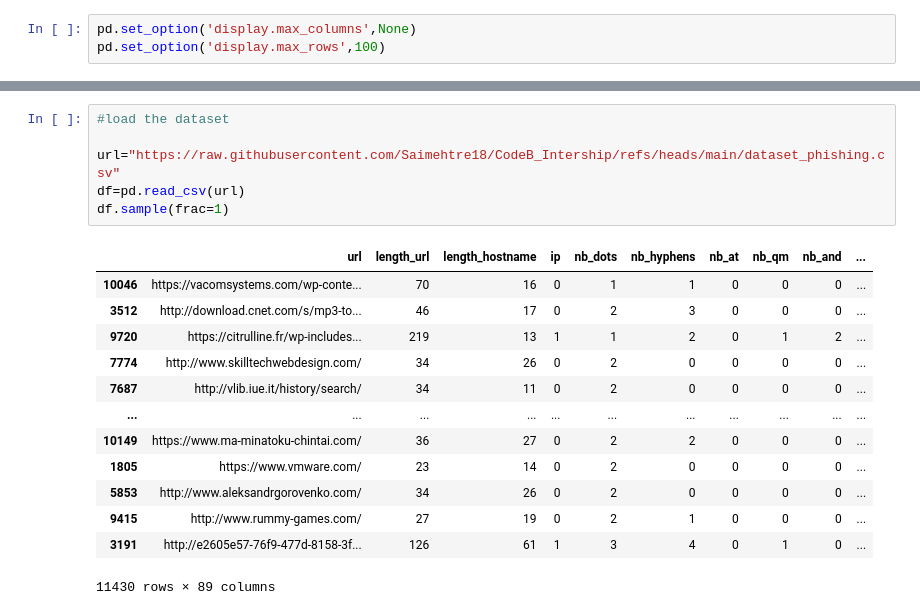
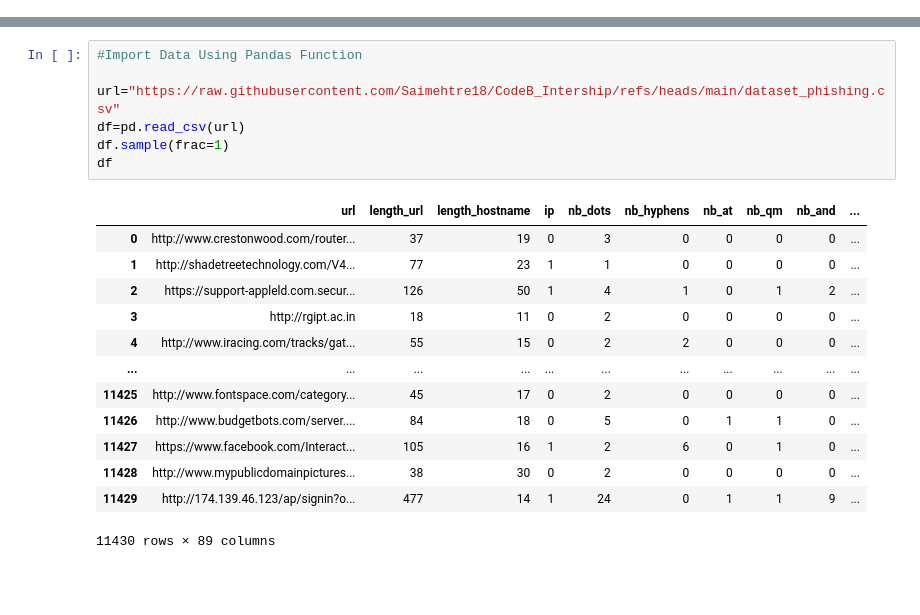
Before and after one commit to Saimehtre18/CodeB_Intership, a Jupyter notebook: model.ipynb, the cells around one changed output, grey strips where cells are left out. Saved outputs shown, nothing was run; the diff lists cells and outputs as text; blank space fills up the shorter version.

```diff
--- a/model.ipynb
+++ b/model.ipynb
@@ -17,3 +26,0 @@ logging.basicConfig(level=logging.INFO,
-# %%
-pd.set_option('display.max_columns',None)
-pd.set_option('display.max_rows',100)
@@ -20,20 +43,21 @@ pd.set_option('display.max_rows',100)
 # %%
-#load the dataset
+#Import Data Using Pandas Function
 
 url="https://raw.githubusercontent.com/Saimehtre18/CodeB_Intership/refs/heads/main/dataset_phishing.csv"
 df=pd.read_csv(url)
 df.sample(frac=1)
+df
 # %% [output]
 |  | url | length_url | length_hostname | ip | nb_dots | nb_hyphens | nb_at | nb_qm | nb_and | ... |
-| 10046 | https://vacomsystems.com/wp-conte... | 70 | 16 | 0 | 1 | 1 | 0 | 0 | 0 | ... |
-| 3512 | http://download.cnet.com/s/mp3-to... | 46 | 17 | 0 | 2 | 3 | 0 | 0 | 0 | ... |
-| 9720 | https://citrulline.fr/wp-includes... | 219 | 13 | 1 | 1 | 2 | 0 | 1 | 2 | ... |
-| 7774 | http://www.skilltechwebdesign.com/ | 34 | 26 | 0 | 2 | 0 | 0 | 0 | 0 | ... |
-| 7687 | http://vlib.iue.it/history/search/ | 34 | 11 | 0 | 2 | 0 | 0 | 0 | 0 | ... |
+| 0 | http://www.crestonwood.com/router... | 37 | 19 | 0 | 3 | 0 | 0 | 0 | 0 | ... |
+| 1 | http://shadetreetechnology.com/V4... | 77 | 23 | 1 | 1 | 0 | 0 | 0 | 0 | ... |
+| 2 | https://support-appleld.com.secur... | 126 | 50 | 1 | 4 | 1 | 0 | 1 | 2 | ... |
+| 3 | http://rgipt.ac.in | 18 | 11 | 0 | 2 | 0 | 0 | 0 | 0 | ... |
+| 4 | http://www.iracing.com/tracks/gat... | 55 | 15 | 0 | 2 | 2 | 0 | 0 | 0 | ... |
 | ... | ... | ... | ... | ... | ... | ... | ... | ... | ... | ... |
-| 10149 | https://www.ma-minatoku-chintai.com/ | 36 | 27 | 0 | 2 | 2 | 0 | 0 | 0 | ... |
-| 1805 | https://www.vmware.com/ | 23 | 14 | 0 | 2 | 0 | 0 | 0 | 0 | ... |
-| 5853 | http://www.aleksandrgorovenko.com/ | 34 | 26 | 0 | 2 | 0 | 0 | 0 | 0 | ... |
-| 9415 | http://www.rummy-games.com/ | 27 | 19 | 0 | 2 | 1 | 0 | 0 | 0 | ... |
-| 3191 | http://e2605e57-76f9-477d-8158-3f... | 126 | 61 | 1 | 3 | 4 | 0 | 1 | 0 | ... |
+| 11425 | http://www.fontspace.com/category... | 45 | 17 | 0 | 2 | 0 | 0 | 0 | 0 | ... |
+| 11426 | http://www.budgetbots.com/server.... | 84 | 18 | 0 | 5 | 0 | 1 | 1 | 0 | ... |
+| 11427 | https://www.facebook.com/Interact... | 105 | 16 | 1 | 2 | 6 | 0 | 1 | 0 | ... |
+| 11428 | http://www.mypublicdomainpictures... | 38 | 30 | 0 | 2 | 0 | 0 | 0 | 0 | ... |
+| 11429 | http://174.139.46.123/ap/signin?o... | 477 | 14 | 1 | 24 | 0 | 1 | 1 | 9 | ... |
 11430 rows × 89 columns
```
Also changed, not shown: parts of 21 cells of this notebook.
